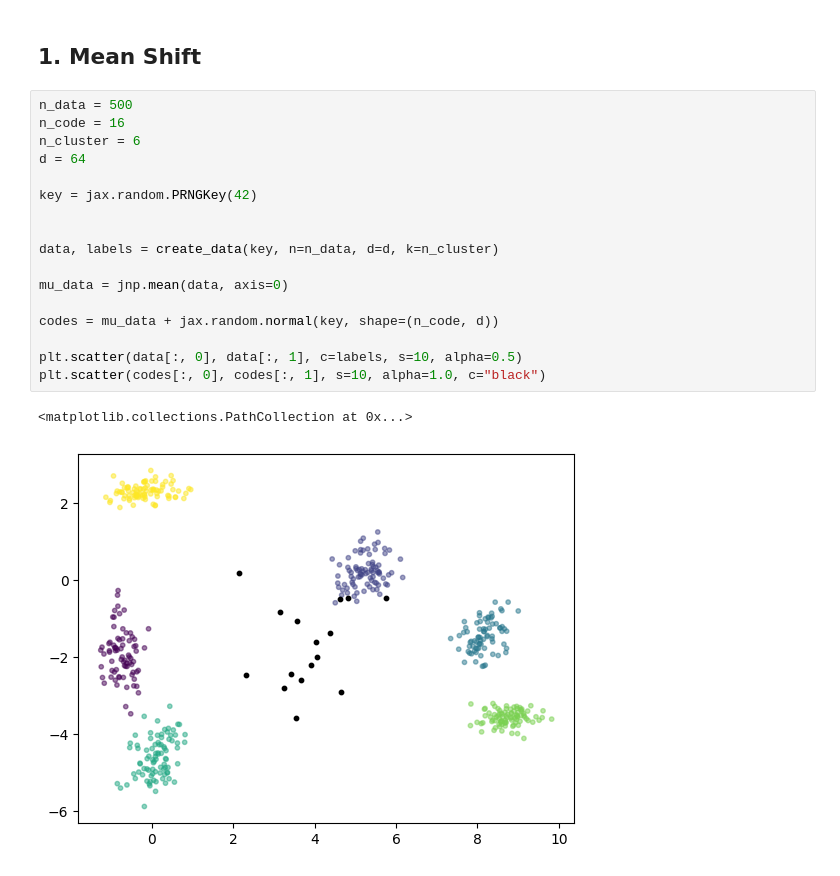
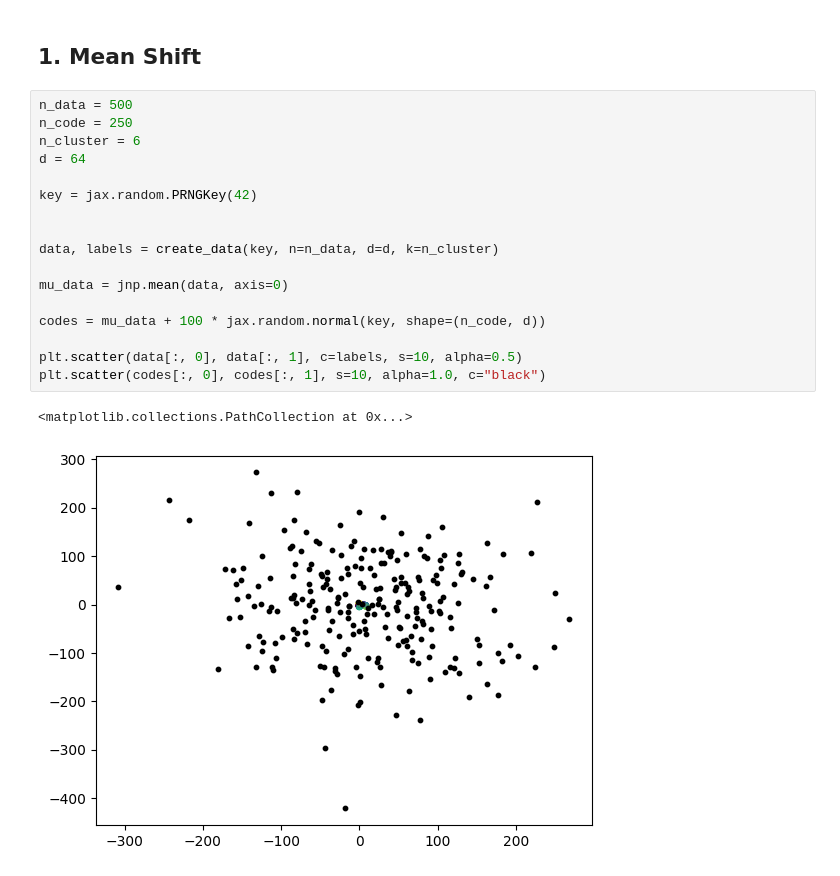
Before and after one commit to sugolov/vae, a Jupyter notebook: vae/notebooks/mean_shift.ipynb, the cells around one changed output. Saved outputs shown, nothing was run; the diff lists cells and outputs as text.

```diff
--- a/vae/notebooks/mean_shift.ipynb
+++ b/vae/notebooks/mean_shift.ipynb
@@ -51,24 +51,24 @@ plt.show()
 ## 1. Mean Shift
 # %%
 n_data = 500
-n_code = 16
+n_code = 250
 n_cluster = 6
 d = 64
 
 key = jax.random.PRNGKey(42)
 
 
 data, labels = create_data(key, n=n_data, d=d, k=n_cluster)
 
 mu_data = jnp.mean(data, axis=0)
 
-codes = mu_data + jax.random.normal(key, shape=(n_code, d))
+codes = mu_data + 100 * jax.random.normal(key, shape=(n_code, d))
 
 plt.scatter(data[:, 0], data[:, 1], c=labels, s=10, alpha=0.5)
 plt.scatter(codes[:, 0], codes[:, 1], s=10, alpha=1.0, c="black")
 # %% [output]
 <matplotlib.collections.PathCollection at 0x...>
-[figure, old version]
+[figure, new version]
 # %%
 def norm(x): return jnp.sqrt(jnp.sum((x)**2))
 def sqdist(x1, x2): return jnp.sum((x1 - x2)**2)
```
Also changed, not shown: parts of 5 cells of this notebook.
